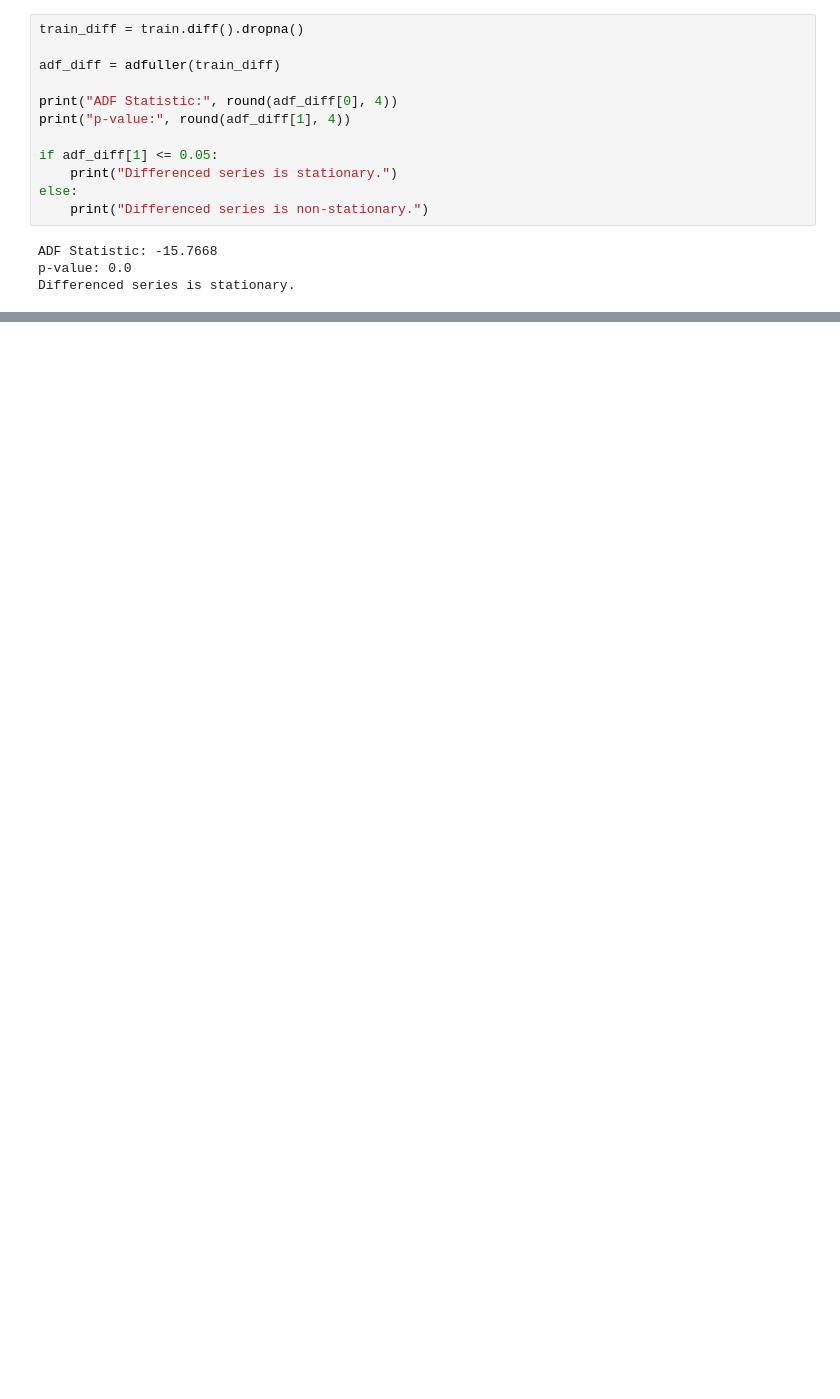
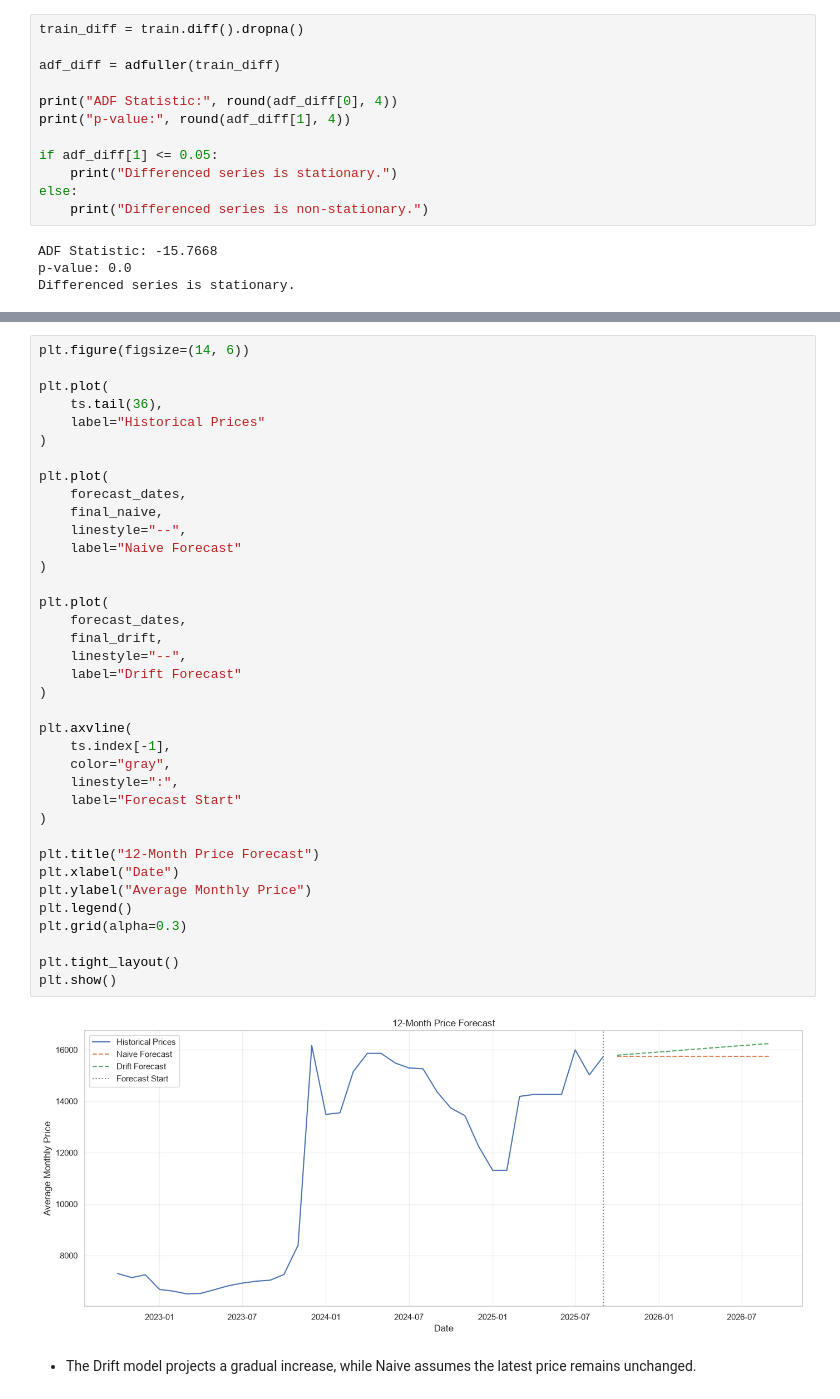
Before and after one commit to KarthikDaivadnya/PriceForecastingW2A, a Jupyter notebook: notebooks/Price_Forecasting_Complete.ipynb, the cells around one changed output, grey strips where cells are left out. Drawn from its saved outputs; the diff is of its cells as text; blank space fills up the shorter version.

```diff
--- a/notebooks/Price_Forecasting_Complete.ipynb
+++ b/notebooks/Price_Forecasting_Complete.ipynb
@@ -617,0 +1509,41 @@ Differenced series is stationary.
+# %%
+plt.figure(figsize=(14, 6))
+
+plt.plot(
+    ts.tail(36),
+    label="Historical Prices"
+)
+
+plt.plot(
+    forecast_dates,
+    final_naive,
+    linestyle="--",
+    label="Naive Forecast"
+)
+
+plt.plot(
+    forecast_dates,
+    final_drift,
+    linestyle="--",
+    label="Drift Forecast"
+)
+
+plt.axvline(
+    ts.index[-1],
+    color="gray",
+    linestyle=":",
+    label="Forecast Start"
+)
+
+plt.title("12-Month Price Forecast")
+plt.xlabel("Date")
+plt.ylabel("Average Monthly Price")
+plt.legend()
+plt.grid(alpha=0.3)
+
+plt.tight_layout()
+plt.show()
+# %% [output]
+[figure, added]
+# %% [markdown]
+- The Drift model projects a gradual increase, while Naive assumes the latest price remains unchanged.
```
Also changed, not shown: parts of 47 cells of this notebook.
